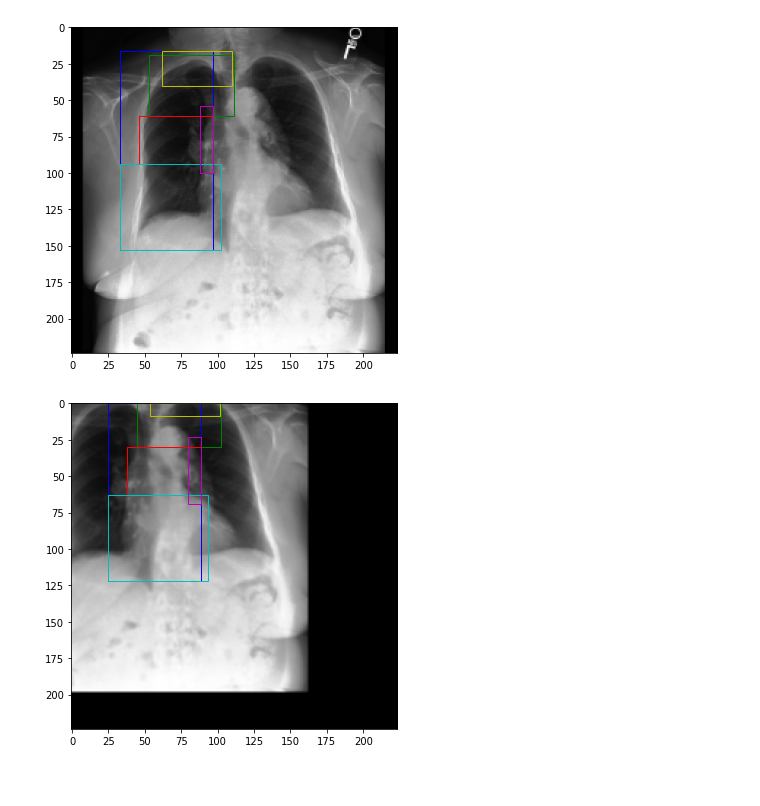
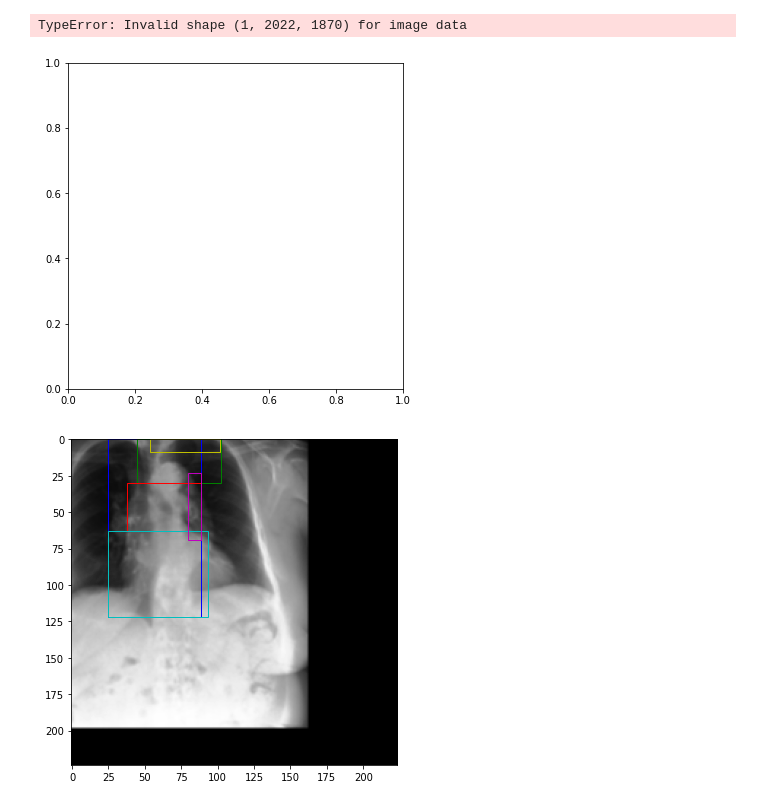
Before and after one commit to ttanida/rgrg, a Jupyter notebook: src/object_detector/notebook_for_testing_stuff.ipynb, the cells around one changed output. Saved outputs shown, nothing was run; the diff lists cells and outputs as text; code cells hidden in the pictures.

```diff
--- a/src/object_detector/notebook_for_testing_stuff.ipynb
+++ b/src/object_detector/notebook_for_testing_stuff.ipynb
@@ -115,15 +115,16 @@ for four_bboxes, color in zip(bboxes_plt, colors):
 # %%
 image = first_sample["image"]
 fig = plt.figure(figsize=(6,6))
 ax = plt.gca()
 # plt.imshow(image.cpu().numpy().transpose(1, 2, 0), cmap='gray')
-plt.imshow(image, cmap='gray')
+plt.imshow(image, cmap='gray', aspect='auto', interpolation='nearest')
 
 colors = ["b", "g", "r", "c", "m", "y"]
 for four_bboxes, color in zip(bboxes_plt, colors):
     plot_box(four_bboxes, ax, clr=color, linestyle="solid")
 # %% [output]
+TypeError: Invalid shape (1, 2022, 1870) for image data
-[figure, old version]
+[figure, new version]
 # %%
 def plot_box(box, ax, clr, linestyle):
     x0, y0, x1, y1 = box
```
Also changed, not shown: parts of 3 cells of this notebook, 5 other files.
